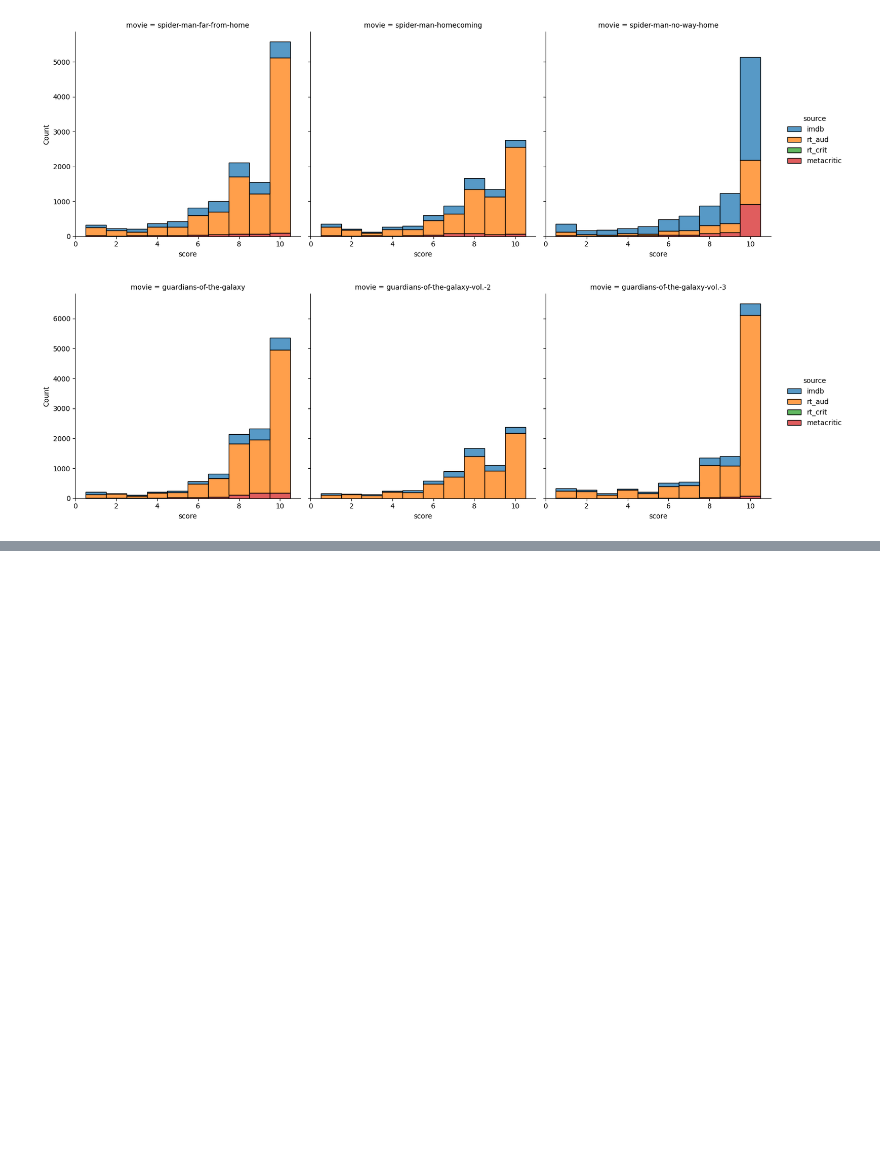
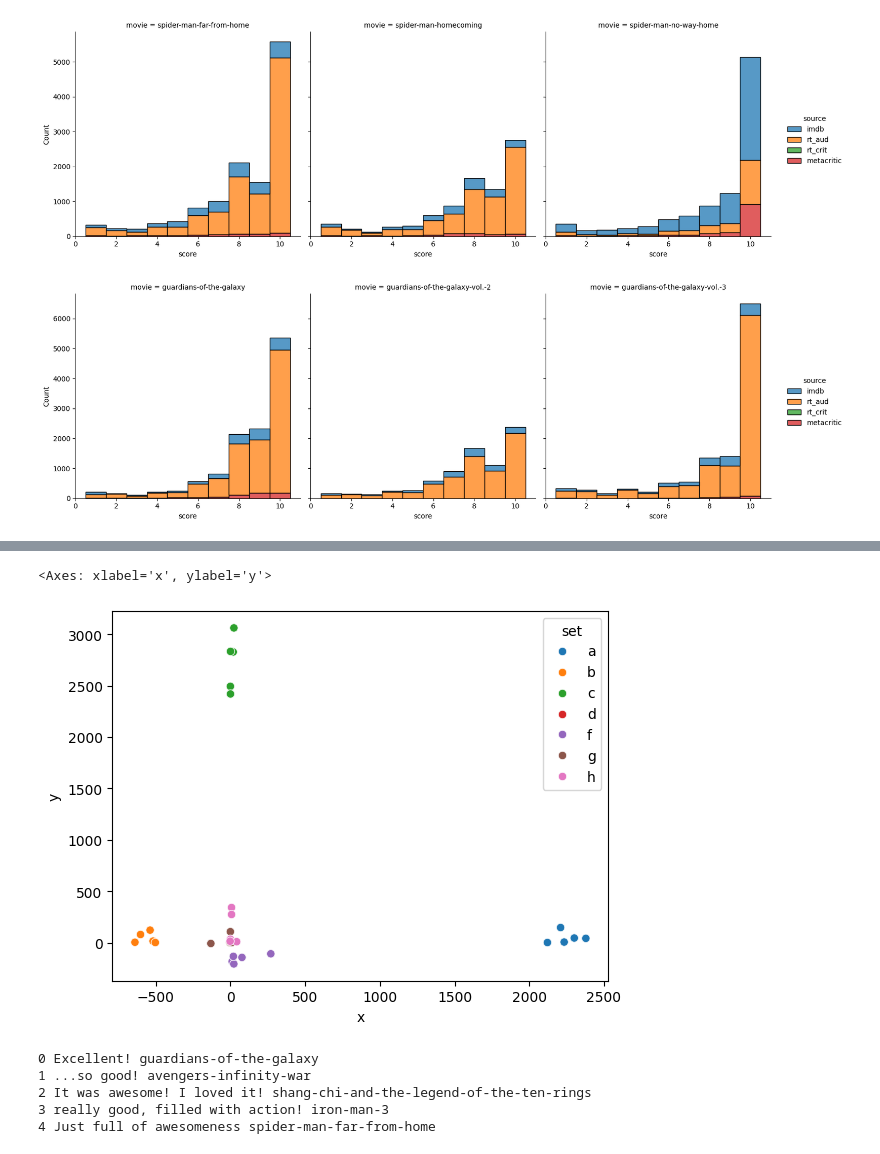
Before and after one commit to rizz-kings/data-in-the-wild, a Jupyter notebook: notebooks/combine_dataframes.ipynb, the cells around one changed output, grey strips where cells are left out. Drawn from its saved outputs; the diff is of its cells as text; code cells hidden in the pictures; blank space fills up the shorter version.

```diff
--- a/notebooks/combine_dataframes.ipynb
+++ b/notebooks/combine_dataframes.ipynb
@@ -209,0 +214,49 @@ map_franchise('captain-america', sample_data)
+# %%
+clf = IsolationForest(max_samples='auto', random_state=0, n_estimators=200)
+preds = clf.fit_predict(new_2d)
+# %%
+sample_data['outlier'] = preds
+# %%
+a = sample_data.query('x > 2000').sample(n=5)
+a['set'] = 'a'
+
+b = sample_data.query('x < -500').sample(n=5)
+b['set'] = 'b'
+
+
+c = sample_data.query('y > 2300').sample(n=5)
+c['set'] = 'c'
+
+
+d = sample_data.query('abs(y) < 3 & abs(x) < 3 & z < 3').sample(n=5)
+d['set'] = 'd'
+
+
+f = sample_data.query('y < -100').sample(n=5)
+f['set'] = 'f'
+
+
+g = sample_data.query('z > 600').sample(n=5)
+g['set'] = 'g'
+
+h = sample_data.query('z < -450').sample(n=5)
+h['set'] = 'h'
+
+big_sample = pd.concat([a, b, c, d, f, g, h])
+# %%
+sns.scatterplot(big_sample, x = 'x', y='y', hue = 'set')
+# %% [output]
+<Axes: xlabel='x', ylabel='y'>
+[figure, added]
+# %%
+def write_set(set):
+    shit = big_sample.query(f'set == "{set}"')
+    for idx, i in enumerate(shit.iterrows()):
+        print(idx, i[1].text, i[1].movie)
+write_set('a')
+# %% [output]
+0 Excellent! guardians-of-the-galaxy
+1 ...so good! avengers-infinity-war
+2 It was awesome! I loved it! shang-chi-and-the-legend-of-the-ten-rings
+3 really good, filled with action! iron-man-3
+4 Just full of awesomeness spider-man-far-from-home
```
Also changed, not shown: parts of 9 cells of this notebook.
